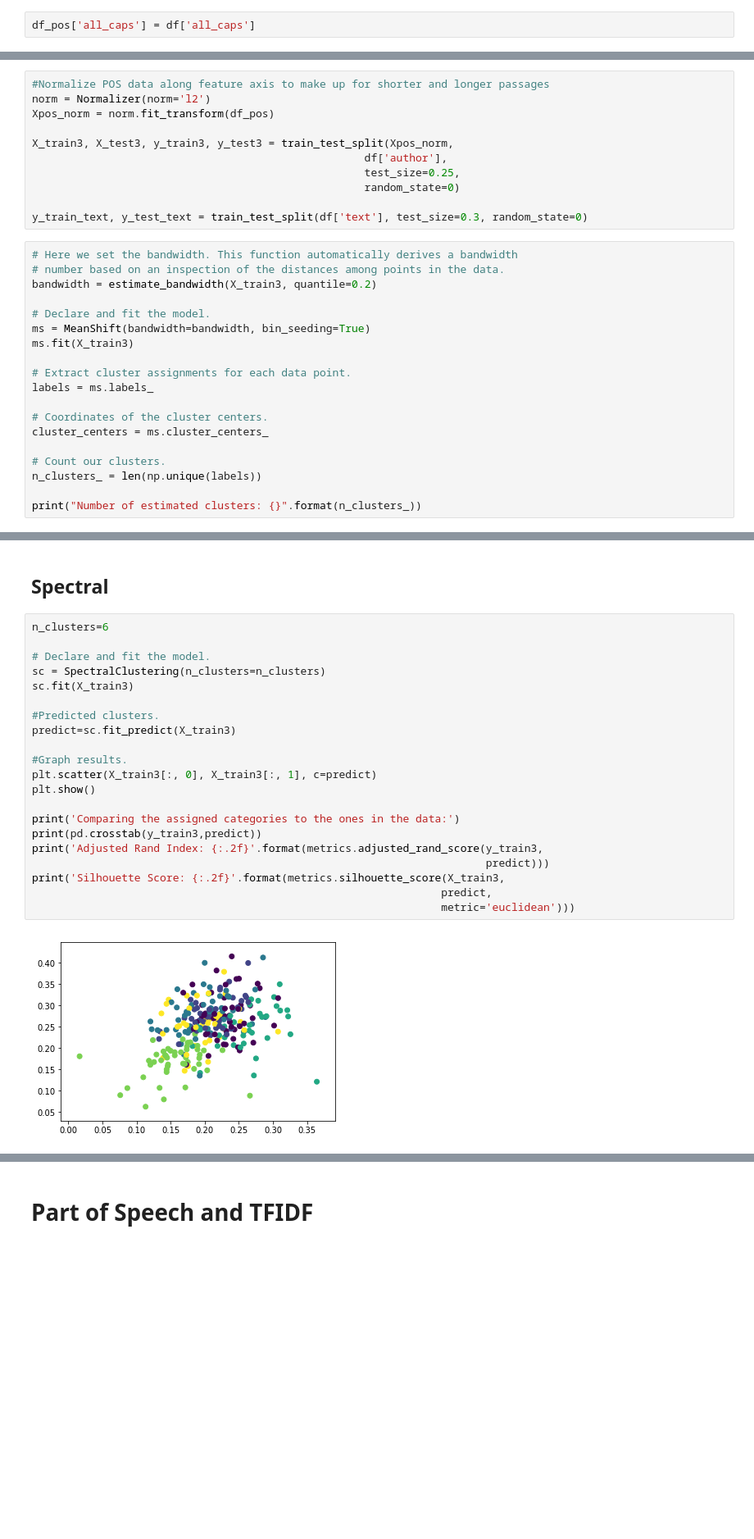
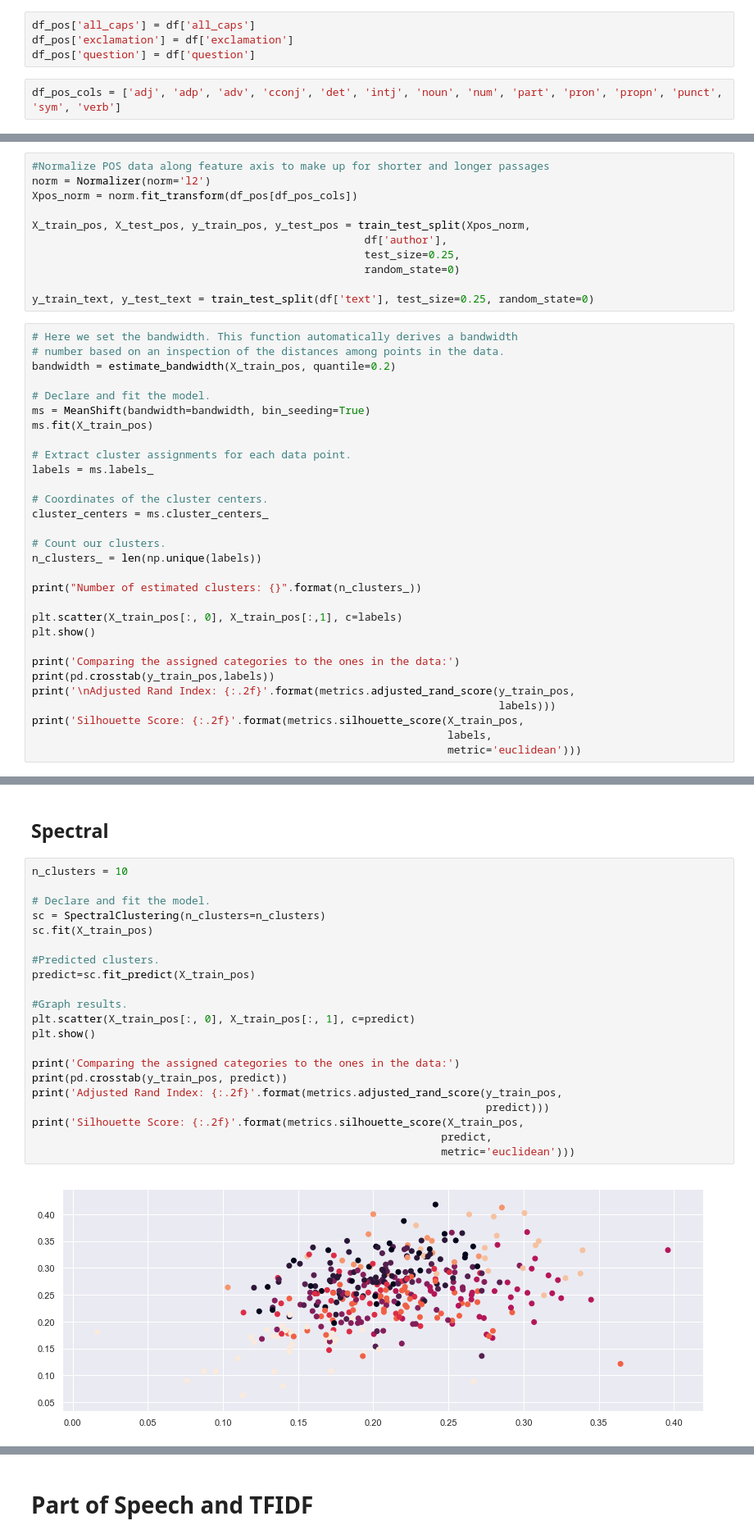
Before and after one commit to cbevis/U4_Capstone, a Jupyter notebook: U4_Capstone.ipynb, the cells around one changed output, grey strips where cells are left out. Shown at 82% size. Cells and saved outputs as stored; diff of their text form; blank space fills up the shorter version.

```diff
--- a/U4_Capstone.ipynb
+++ b/U4_Capstone.ipynb
@@ -484,27 +561,31 @@ df_pos.head()
 | 4 | 89 | 84 | 42 | 26 | 85 | 1 | 161 | 4 | 22 | 53 | 19 | ... |
 # %%
 df_pos['all_caps'] = df['all_caps']
+df_pos['exclamation'] = df['exclamation']
+df_pos['question'] = df['question']
+# %%
+df_pos_cols = ['adj', 'adp', 'adv', 'cconj', 'det', 'intj', 'noun', 'num', 'part', 'pron', 'propn', 'punct', 'sym', 'verb']
 # %% [markdown]
 ## Means Shift
 # %%
 #Normalize POS data along feature axis to make up for shorter and longer passages
 norm = Normalizer(norm='l2')
-Xpos_norm = norm.fit_transform(df_pos)
+Xpos_norm = norm.fit_transform(df_pos[df_pos_cols])
 
-X_train3, X_test3, y_train3, y_test3 = train_test_split(Xpos_norm,
+X_train_pos, X_test_pos, y_train_pos, y_test_pos = train_test_split(Xpos_norm,
                                                     df['author'],
                                                     test_size=0.25,
                                                     random_state=0)
 
-y_train_text, y_test_text = train_test_split(df['text'], test_size=0.3, random_state=0)
+y_train_text, y_test_text = train_test_split(df['text'], test_size=0.25, random_state=0)
 # %%
 # Here we set the bandwidth. This function automatically derives a bandwidth
 # number based on an inspection of the distances among points in the data.
-bandwidth = estimate_bandwidth(X_train3, quantile=0.2)
+bandwidth = estimate_bandwidth(X_train_pos, quantile=0.2)
 
 # Declare and fit the model.
 ms = MeanShift(bandwidth=bandwidth, bin_seeding=True)
-ms.fit(X_train3)
+ms.fit(X_train_pos)
 
 # Extract cluster assignments for each data point.
 labels = ms.labels_
@@ -516,5 +597,16 @@ cluster_centers = ms.cluster_centers_
 n_clusters_ = len(np.unique(labels))
 
 print("Number of estimated clusters: {}".format(n_clusters_))
+
+plt.scatter(X_train_pos[:, 0], X_train_pos[:,1], c=labels)
+plt.show()
+
+print('Comparing the assigned categories to the ones in the data:')
+print(pd.crosstab(y_train_pos,labels))
+print('\nAdjusted Rand Index: {:.2f}'.format(metrics.adjusted_rand_score(y_train_pos,
+                                                                         labels)))
+print('Silhouette Score: {:.2f}'.format(metrics.silhouette_score(X_train_pos,
+                                                                 labels,
+                                                                 metric='euclidean')))
 # %% [output]
 Number of estimated clusters: 4
@@ -579,26 +665,26 @@ Silhouette Score: 0.13
 # %% [markdown]
 ## Spectral
 # %%
-n_clusters=6
+n_clusters = 10
 
 # Declare and fit the model.
 sc = SpectralClustering(n_clusters=n_clusters)
-sc.fit(X_train3)
+sc.fit(X_train_pos)
 
 #Predicted clusters.
-predict=sc.fit_predict(X_train3)
+predict=sc.fit_predict(X_train_pos)
 
 #Graph results.
-plt.scatter(X_train3[:, 0], X_train3[:, 1], c=predict)
+plt.scatter(X_train_pos[:, 0], X_train_pos[:, 1], c=predict)
 plt.show()
 
 print('Comparing the assigned categories to the ones in the data:')
-print(pd.crosstab(y_train3,predict))
-print('Adjusted Rand Index: {:.2f}'.format(metrics.adjusted_rand_score(y_train3,
+print(pd.crosstab(y_train_pos, predict))
+print('Adjusted Rand Index: {:.2f}'.format(metrics.adjusted_rand_score(y_train_pos,
                                                                        predict)))
-print('Silhouette Score: {:.2f}'.format(metrics.silhouette_score(X_train3,
+print('Silhouette Score: {:.2f}'.format(metrics.silhouette_score(X_train_pos,
                                                                 predict,
                                                                 metric='euclidean')))
 # %% [output]
-[figure, old version]
+[figure, new version]
 Comparing the assigned categories to the ones in the data:
```
Also changed, not shown: parts of 75 cells of this notebook.
